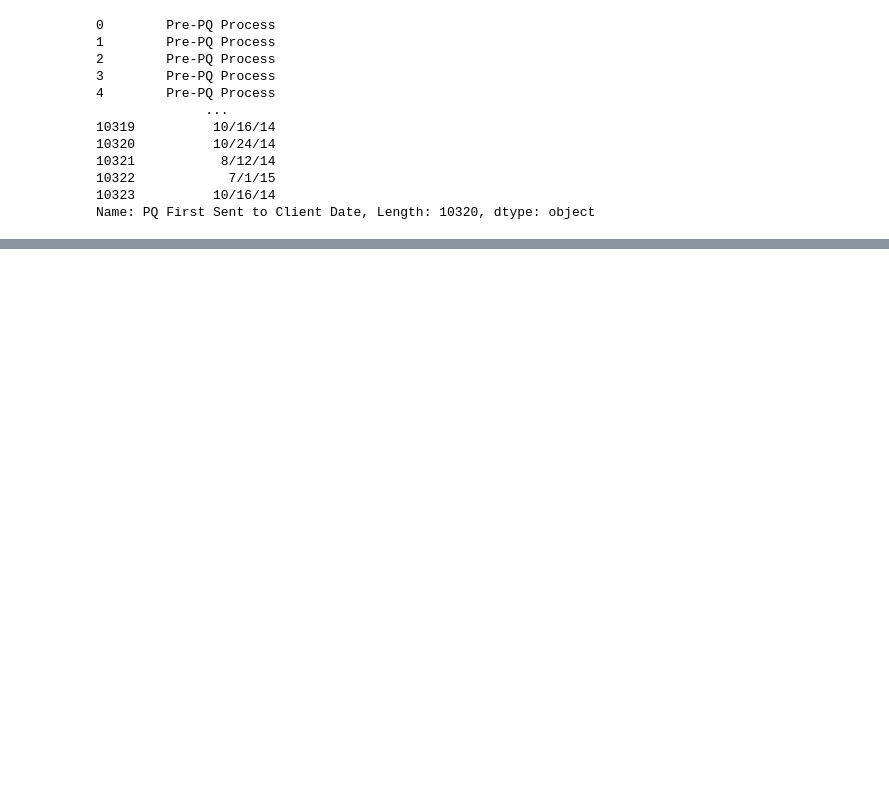
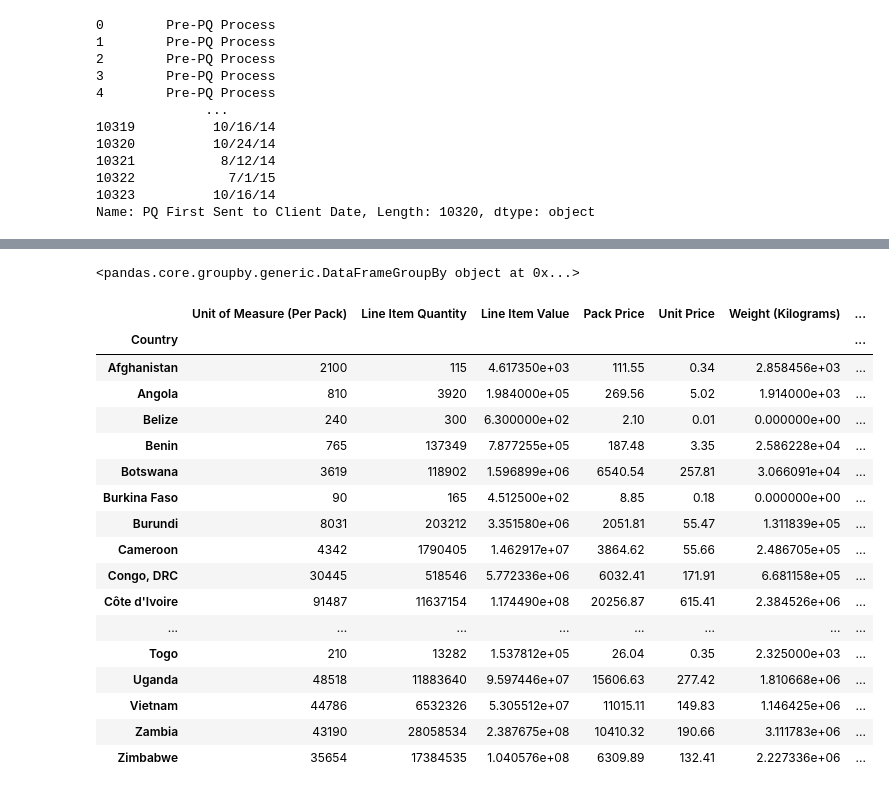
Before and after one commit to alinegorischf/Shipment-Price-Prediction, a Jupyter notebook: Shipment_Price_Prediction.ipynb, the cells around one changed output, grey strips where cells are left out. Cells and saved outputs as stored; diff of their text form; code cells hidden in the pictures; blank space fills up the shorter version.

```diff
--- a/Shipment_Price_Prediction.ipynb
+++ b/Shipment_Price_Prediction.ipynb
@@ -476,14 +393,0 @@ Name: Freight Cost (USD), Length: 5296, dtype: object
-# %%
-# replace specific values with NaN
-df['Freight Cost (USD)'] = df['Freight Cost (USD)'].replace([' See DN-4177 (ID#:82804)', 'See DN-4274 (ID#:84472)', 'Freight Included in Commodity Cost','See ASN-6355 (ID#:16828)',
-                                                             'See ASN-13410 (ID#:16901)','See ASN-24394 (ID#:16053)','See ASN-27324 (ID#:13842)','See ASN-16124 (ID#:20321)','See ASN-14408 (ID#:16232)',
-                                                             'See ASN-8019 (ID#:14694)','See ASN-19819 (ID#:13739)'], float('nan'))
-
-
-# remove rows with NaN values
-df.dropna(subset=['Freight Cost (USD)'], inplace=True)
-
-# convert column to float type
-df['Freight Cost (USD)'] = df['Freight Cost (USD)'].astype(float)
-
-print(df)
@@ -492,3 +394,8 @@ ValueError: ignored
+# %%
+df['Freight Cost (USD)'] = pd.to_numeric(df['Freight Cost (USD)'], errors = 'coerce')
+
+# filling the missing value with the help of mean()
+df['Freight Cost (USD)'] = df['Freight Cost (USD)'].fillna(df['Freight Cost (USD)'].mean())
 # %%
 df['Line Item Insurance (USD)']
 # %% [output]
@@ -532,0 +461,4 @@ print(df)
+# %%
+# drop the columns
+
+df = df.drop(['PQ #', 'PO / SO #', 'ASN/DN #'], axis = 1)
@@ -573,5 +500,0 @@ unique_values
-# %%
-# We drop the three columns 1.PQ# 2. PO/SO #  and 3. ASN/DN#
-
-
-df = df.drop(['PQ #', 'PO / SO #', 'ASN/DN #'], axis=1, inplace=True)
@@ -577,0 +660,27 @@ df = df.drop(['PQ #', 'PO / SO #', 'ASN/DN #'], axis=1, inplace=True)
+# %%
+df.groupby('Country')
+# %% [output]
+<pandas.core.groupby.generic.DataFrameGroupBy object at 0x...>
+# %%
+# it is indicated the top Country by total expence
+
+df.groupby('Country').sum()
+# %% [output]
+|  | Unit of Measure (Per Pack) | Line Item Quantity | Line Item Value | Pack Price | Unit Price | Weight (Kilograms) | ... |
+| Country |  |  |  |  |  |  | ... |
+| Afghanistan | 2100 | 115 | 4.617350e+03 | 111.55 | 0.34 | 2.858456e+03 | ... |
+| Angola | 810 | 3920 | 1.984000e+05 | 269.56 | 5.02 | 1.914000e+03 | ... |
+| Belize | 240 | 300 | 6.300000e+02 | 2.10 | 0.01 | 0.000000e+00 | ... |
+| Benin | 765 | 137349 | 7.877255e+05 | 187.48 | 3.35 | 2.586228e+04 | ... |
+| Botswana | 3619 | 118902 | 1.596899e+06 | 6540.54 | 257.81 | 3.066091e+04 | ... |
+| Burkina Faso | 90 | 165 | 4.512500e+02 | 8.85 | 0.18 | 0.000000e+00 | ... |
+| Burundi | 8031 | 203212 | 3.351580e+06 | 2051.81 | 55.47 | 1.311839e+05 | ... |
+| Cameroon | 4342 | 1790405 | 1.462917e+07 | 3864.62 | 55.66 | 2.486705e+05 | ... |
+| Congo, DRC | 30445 | 518546 | 5.772336e+06 | 6032.41 | 171.91 | 6.681158e+05 | ... |
+| Côte d'Ivoire | 91487 | 11637154 | 1.174490e+08 | 20256.87 | 615.41 | 2.384526e+06 | ... |
+| ... | ... | ... | ... | ... | ... | ... | ... |
+| Togo | 210 | 13282 | 1.537812e+05 | 26.04 | 0.35 | 2.325000e+03 | ... |
+| Uganda | 48518 | 11883640 | 9.597446e+07 | 15606.63 | 277.42 | 1.810668e+06 | ... |
+| Vietnam | 44786 | 6532326 | 5.305512e+07 | 11015.11 | 149.83 | 1.146425e+06 | ... |
+| Zambia | 43190 | 28058534 | 2.387675e+08 | 10410.32 | 190.66 | 3.111783e+06 | ... |
+| Zimbabwe | 35654 | 17384535 | 1.040576e+08 | 6309.89 | 132.41 | 2.227336e+06 | ... |
```
Also changed, not shown: parts of 41 cells of this notebook.
